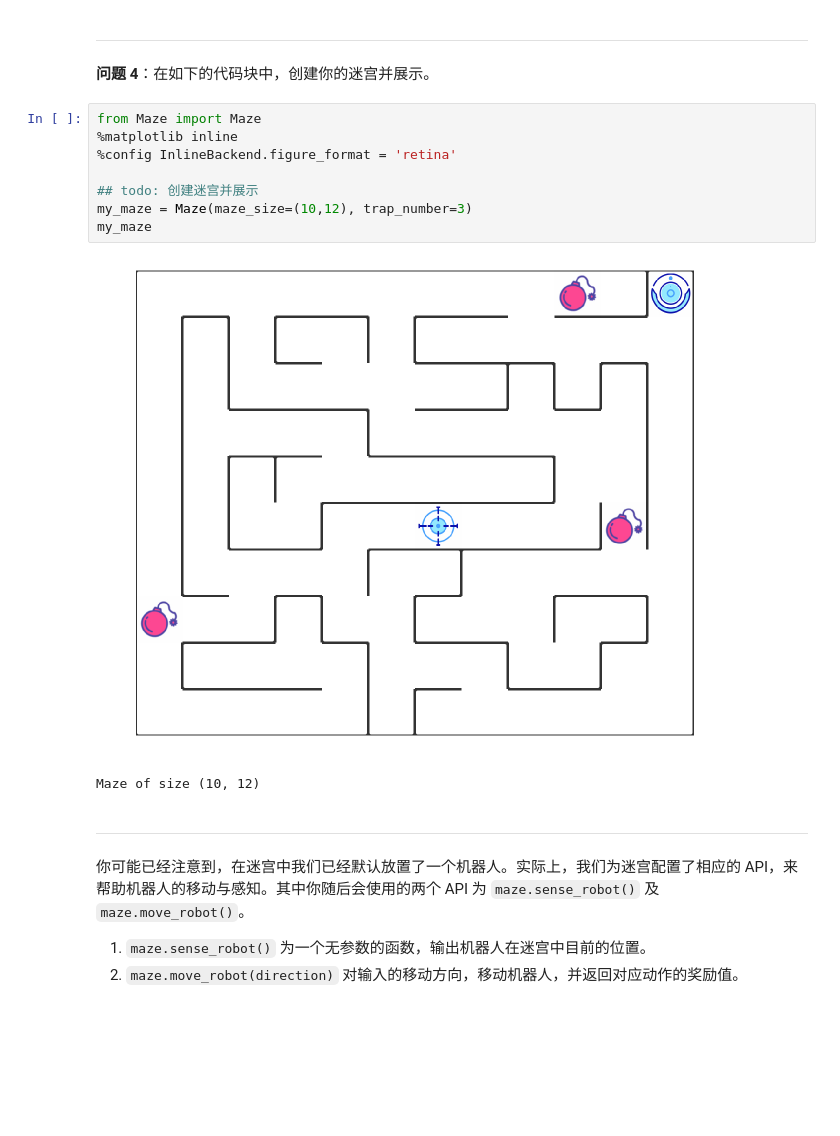
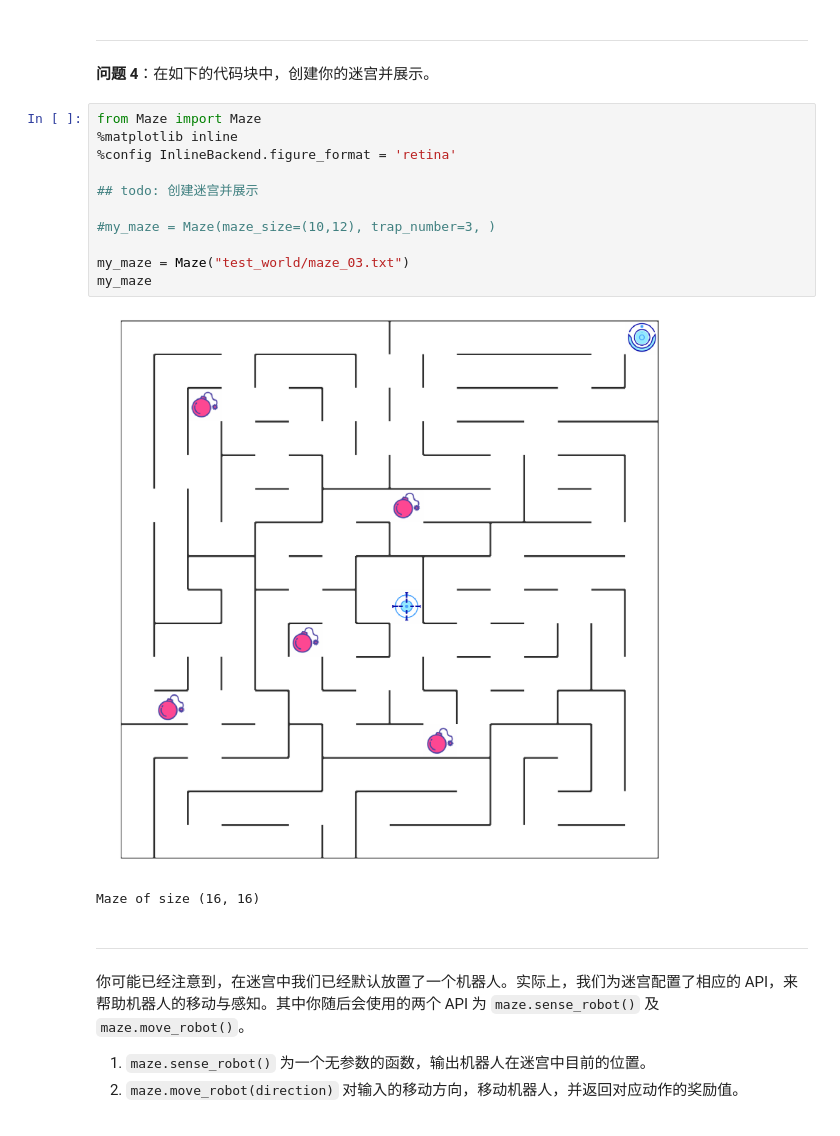
Before and after one commit to xueran1991/MLND-RL-RobotMaze, a Jupyter notebook: robot_maze.ipynb, the cells around one changed output. Saved outputs shown, nothing was run; the diff lists cells and outputs as text; blank space fills up the shorter version.

```diff
--- a/robot_maze.ipynb
+++ b/robot_maze.ipynb
@@ -155,14 +159,17 @@ def choose_action(epsilon):
 # %%
 from Maze import Maze
 %matplotlib inline
 %config InlineBackend.figure_format = 'retina'
 
 ## todo: 创建迷宫并展示
-my_maze = Maze(maze_size=(10,12), trap_number=3)
+
+#my_maze = Maze(maze_size=(10,12), trap_number=3, )
+
+my_maze = Maze("test_world/maze_03.txt")
 my_maze
 # %% [output]
-[figure, old version]
+[figure, new version]
-Maze of size (10, 12)
+Maze of size (16, 16)
 # %% [markdown]
 ---
 
```
Also changed, not shown: parts of 16 cells of this notebook, 2 other files.
